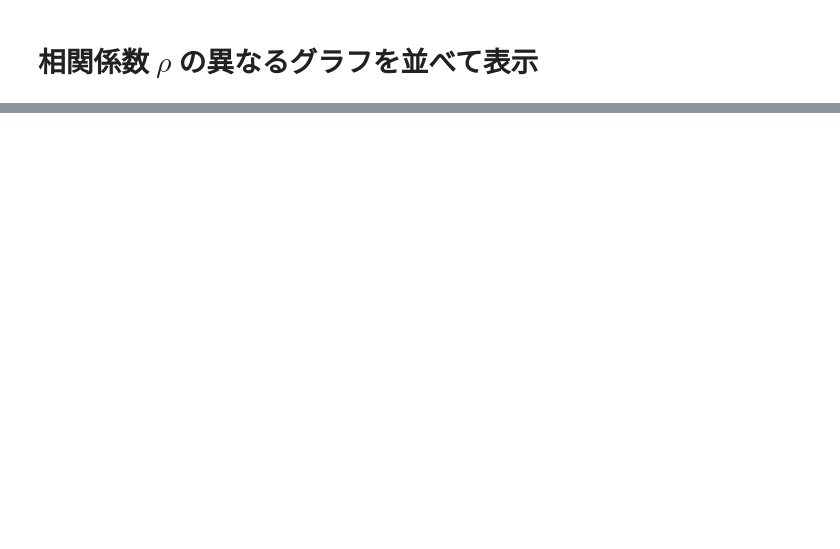
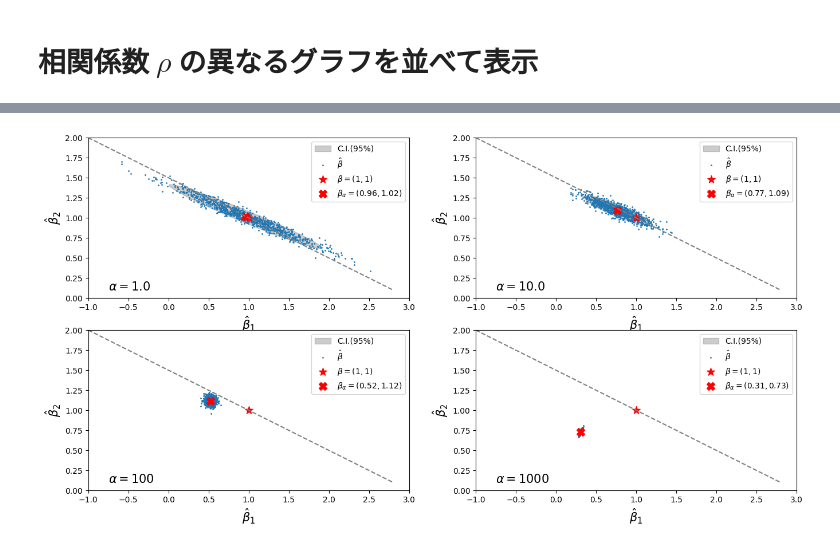
Before and after one commit to tatamiya/blog_artifacts, a Jupyter notebook: zenn/20230918_multicolinearity/完全でない多重共線性があるときの線形回帰係数の分布.ipynb, the cells around one changed output, grey strips where cells are left out. Saved outputs shown, nothing was run; the diff lists cells and outputs as text; code cells hidden in the pictures; blank space fills up the shorter version.

```diff
--- a/zenn/20230918_multicolinearity/完全でない多重共線性があるときの線形回帰係数の分布.ipynb
+++ b/zenn/20230918_multicolinearity/完全でない多重共線性があるときの線形回帰係数の分布.ipynb
@@ -211,0 +291,84 @@ for rho, ax in zip((0.5, 0.75, 0.90, 0.95), axes.flatten()):
+# %%
+np.random.seed(1)
+
+rho=0.95
+sample_size=10
+
+# x1 の生成
+x1 = sigma1 * np.random.randn(sample_size) + 1
+
+# x2 の生成
+sigma_eta = np.abs(coef) * sigma1 * np.sqrt(1/rho**2 - 1)
+eta = sigma_eta * np.random.randn(sample_size)
+x2 = x1 * coef + eta
+
+fig, axes = plt.subplots(2,2, figsize=(16, 8))
+for alpha, ax in zip((1.0, 10.0, 100, 1000), axes.flatten()):
+
+
+
+  # design matrix
+  x_mat = np.r_[[np.ones(sample_size), x1, x2]].T
+
+  # X^\top X
+  xtx = x_mat.T @ x_mat
+  ridge_mat = np.linalg.inv(xtx + alpha*np.identity(3))
+  ridge_est_op = ridge_mat @ x_mat.T
+
+  # Ridge 推定量の期待値
+  ridge_beta = ridge_mat @ xtx @ beta
+
+
+  # 誤差項を変えて複数回試行し、推定量の分布を求める。
+  list_beta_hat = []
+
+  for i in range(0, n_iter):
+    eps_vec = np.random.randn(sample_size) * sigma
+    y = np.dot(x_mat, beta) + eps_vec
+    beta_hat = np.dot(ridge_est_op, y)
+    list_beta_hat.append(beta_hat)
+
+  beta_hat_samples = np.array(list_beta_hat)
+
+
+  # 作図
+  x_min = -1.0
+  x_max = 3.0
+
+  beta_hat_samples = np.array(list_beta_hat)
+  beta1_hat = beta_hat_samples[:, 1]
+  beta2_hat = beta_hat_samples[:, 2]
+
+
+  ax.set_box_aspect(0.5)
+
+  ## 推定量分布の95%領域を表す楕円
+  z_alpha = norm.ppf(0.975)
+  cov = sigma ** 2 * (ridge_mat @ xtx @ ridge_mat)[1:, 1:]  # 推定量の分散共分散行列
+  cov_eig_val, cov_eig_vec = np.linalg.eig(cov)
+  ellipse_width = np.sqrt(cov_eig_val[0]) * z_alpha * 2
+  ellipse_height = np.sqrt(cov_eig_val[1]) * z_alpha * 2
+  ellipse_angle = np.arctan2(cov_eig_vec[1,0], cov_eig_vec[0,0]) / np.pi * 180
+
+  ellipse = Ellipse((ridge_beta[1], ridge_beta[2]), width=ellipse_width, height=ellipse_height, angle=ellipse_angle, color="gray", alpha=0.4, label="C.I.(95%)")
+  ax.add_patch(ellipse)
+
+  plot_line(lambda x: -0.5*x + 1.5, x_min, x_max, ax, ls="--", color="gray")
+
+  ax.scatter(x=beta1_hat, y=beta2_hat, s=1, label="$\\hat{\\beta}$")
+
+  ax.scatter(beta[1], beta[2], color="red", s=100, marker="*", label="$\\beta=(1,1)$")
+  ax.scatter(ridge_beta[1], ridge_beta[2], color="red", s=100, marker="X", label="$\\beta_\\alpha=({:.2f},{:.2f})$".format(ridge_beta[1], ridge_beta[2]))
+
+  #ax.text(-0.75,0.3, "$\\rho={}$".format(rho), fontsize=15)
+  ax.text(-0.75,0.1, "$\\alpha = {}$".format(alpha), fontsize=15)
+
+  ax.legend()
+
+  ax.set_xlim(x_min, x_max)
+  ax.set_ylim(0,(x_max - x_min) * 0.5)
+
+  ax.set_xlabel("$\\hat{\\beta}_1$", fontsize="15")
+  ax.set_ylabel("$\\hat{\\beta}_2$", fontsize="15")
+# %% [output]
+[figure, added]
```
Also changed, not shown: parts of 9 cells of this notebook.
